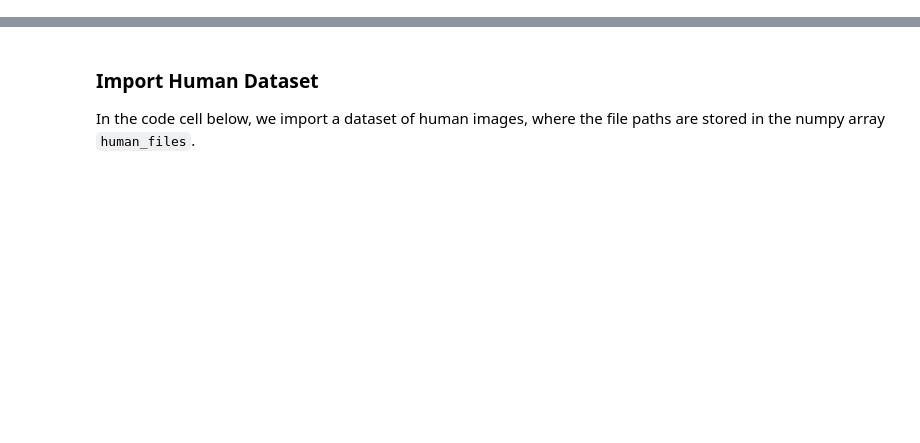
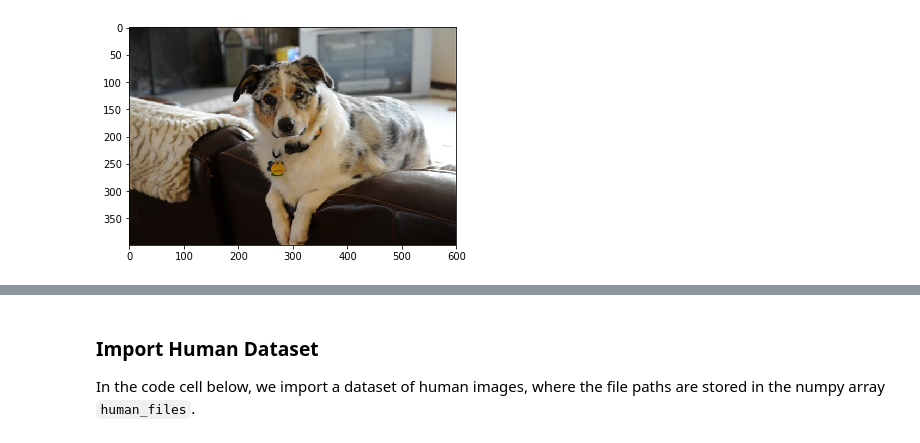
Before and after one commit to tikhonova/dog_classifier, a Jupyter notebook: dog_app.ipynb, the cells around one changed output, grey strips where cells are left out. Saved outputs shown, nothing was run; the diff lists cells and outputs as text; code cells hidden in the pictures; blank space fills up the shorter version.

```diff
--- a/dog_app.ipynb
+++ b/dog_app.ipynb
@@ -100,0 +209,14 @@ ModuleNotFoundError: No module named 'keras'
+# %%
+def random_image(index):
+    '''Display a random image from the training data
+    INPUT: integer between 0 and 6680
+    OUTPUT: image
+    '''
+    img = cv2.imread(train_files[index])
+    cv_rgb = cv2.cvtColor(img, cv2.COLOR_BGR2RGB)
+    plt.imshow(cv_rgb)
+    plt.show()
+# %%
+random_image(33)
+# %% [output]
+[figure, added]
```
Also changed, not shown: parts of 68 cells of this notebook.
